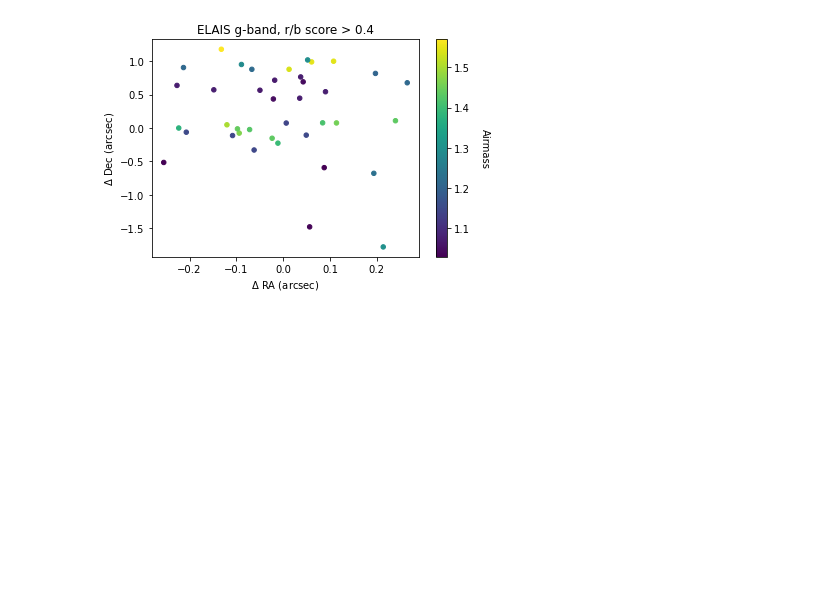
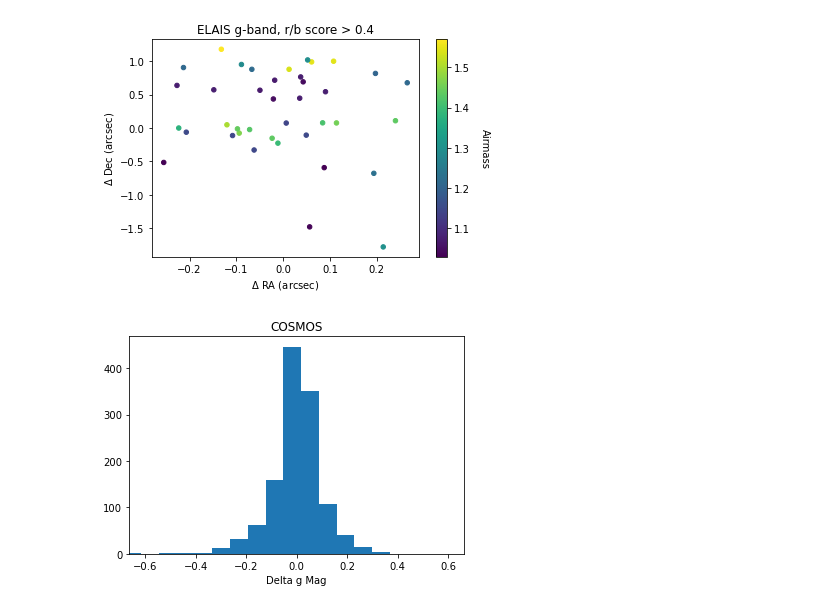
Before and after one commit to RileyWClarke/RAFTS, a Jupyter notebook: decam_validation.ipynb, the cells around one changed output. Cells and saved outputs as stored; diff of their text form; code cells hidden in the pictures; blank space fills up the shorter version.

```diff
--- a/decam_validation.ipynb
+++ b/decam_validation.ipynb
@@ -159,3 +159,26 @@ _ = dcoord('COSMOS', 0.99, 'g')
 _ = dcoord('ELAIS', 0.4, 'g')
 # %% [output]
 [figure]
+# %%
+def dmag_hist(field, band, bins):
+
+    h = []
+
+    for i,id in enumerate(dcdf[dcdf['field'] == field]['candidate id'].unique()):
+
+        subdf = dcdf[(dcdf['object filter'] == band) & (dcdf['candidate id'] == id)]
+
+        if subdf.shape[0] > 1:
+
+            h.append(subdf[subdf['object MJD'] == subdf['object MJD'].max()]['object magnitude'].values[0] -
+                    subdf[subdf['object MJD'] == subdf['object MJD'].min()]['object magnitude'].values[0])
+    h = np.array(h)
+    plt.hist(h, bins=bins);
+    plt.xlim(-5*h.std(),5*h.std())
+    plt.xlabel('Delta {} Mag'.format(band))
+    plt.title(field)
+    return h
+
+h = dmag_hist('COSMOS', 'g', bins=50)
+# %% [output]
+[figure, added]
```
Also changed, not shown: parts of 2 cells of this notebook, 4 other files.
